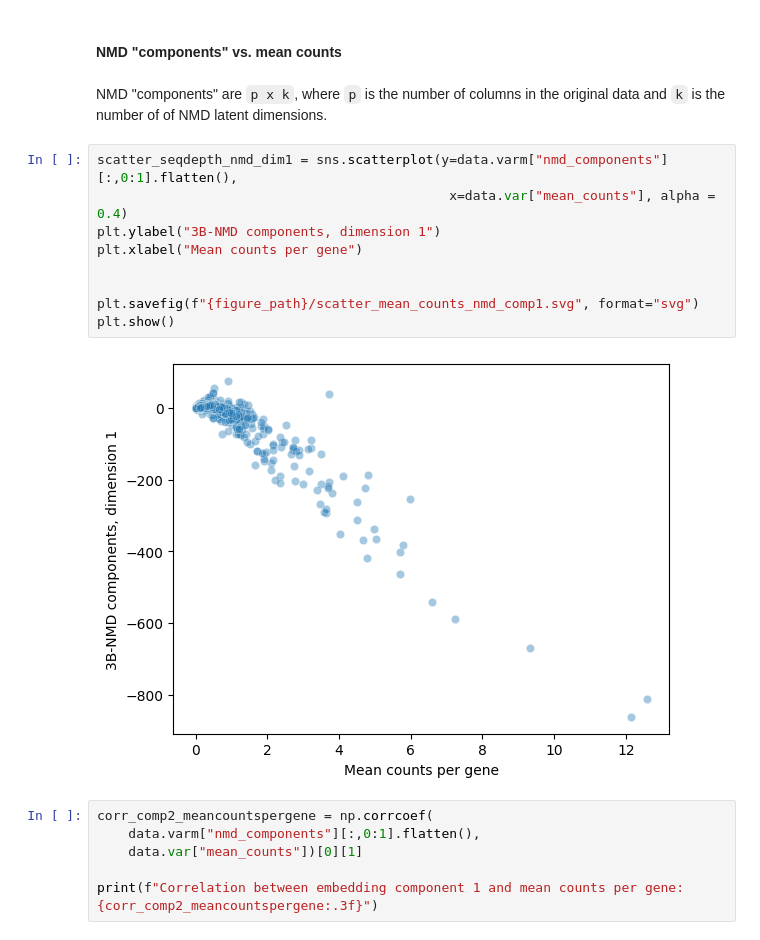
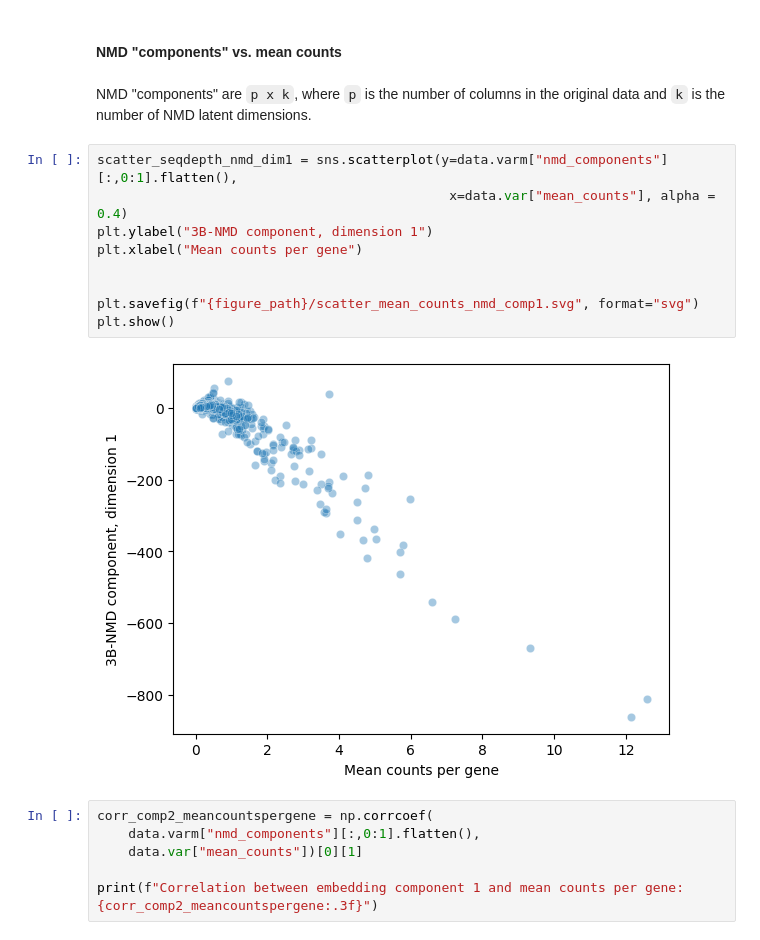
Before and after one commit to sfohr/msc_thesis, a Jupyter notebook: application/analysis/S3_NMD_vs_PCA_raw_counts.ipynb, the cells around one changed output. Saved outputs shown, nothing was run; the diff lists cells and outputs as text.

```diff
--- a/application/analysis/S3_NMD_vs_PCA_raw_counts.ipynb
+++ b/application/analysis/S3_NMD_vs_PCA_raw_counts.ipynb
@@ -359,18 +463,18 @@ plt.show()
 # %% [markdown]
 #### NMD "components" vs. mean counts
 # %% [markdown]
-NMD "components" are `p x k`, where `p` is the number of columns in the original data and `k` is the number of of NMD latent dimensions.
+NMD "components" are `p x k`, where `p` is the number of columns in the original data and `k` is the number of NMD latent dimensions.
 # %%
 scatter_seqdepth_nmd_dim1 = sns.scatterplot(y=data.varm["nmd_components"][:,0:1].flatten(),
                                              x=data.var["mean_counts"], alpha = 0.4)
-plt.ylabel("3B-NMD components, dimension 1")
+plt.ylabel("3B-NMD component, dimension 1")
 plt.xlabel("Mean counts per gene")
 
 
 plt.savefig(f"{figure_path}/scatter_mean_counts_nmd_comp1.svg", format="svg")
 plt.show()
 # %% [output]
-[figure, old version]
+[figure, new version]
 # %%
 corr_comp2_meancountspergene = np.corrcoef(
     data.varm["nmd_components"][:,0:1].flatten(),
```
Also changed, not shown: parts of 28 cells of this notebook, 1 other file.
